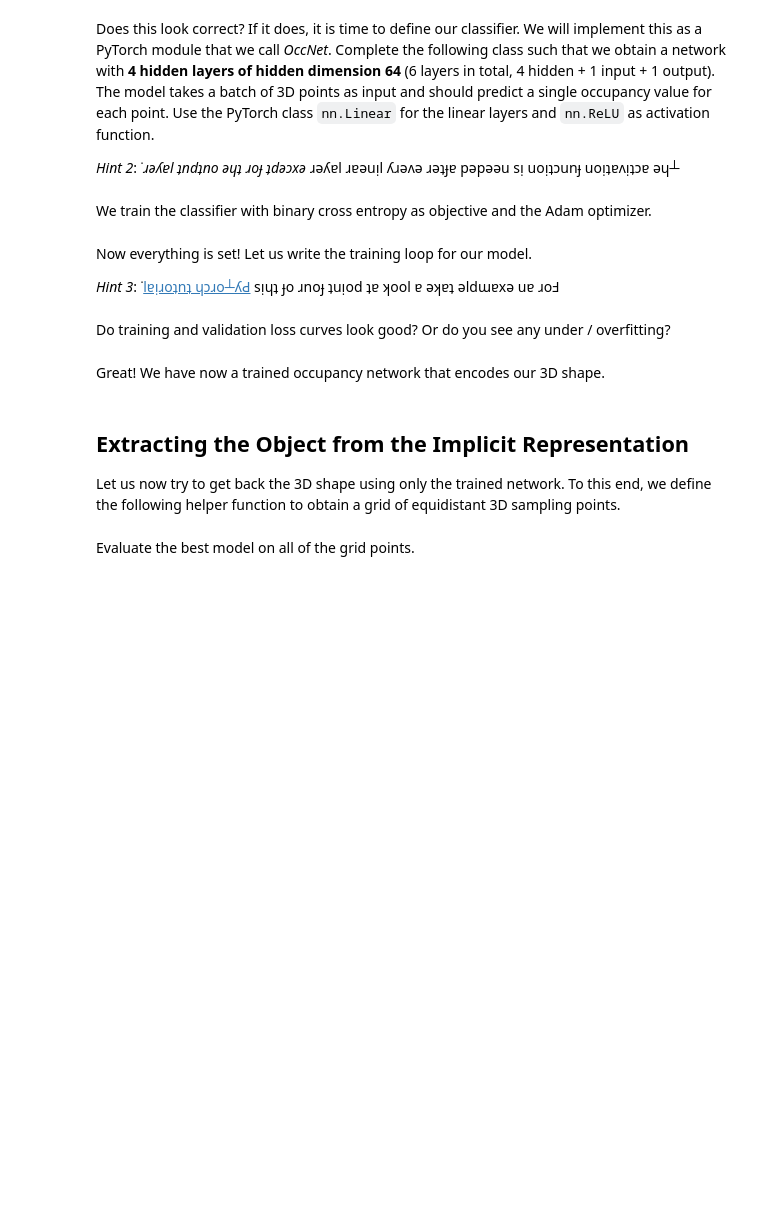
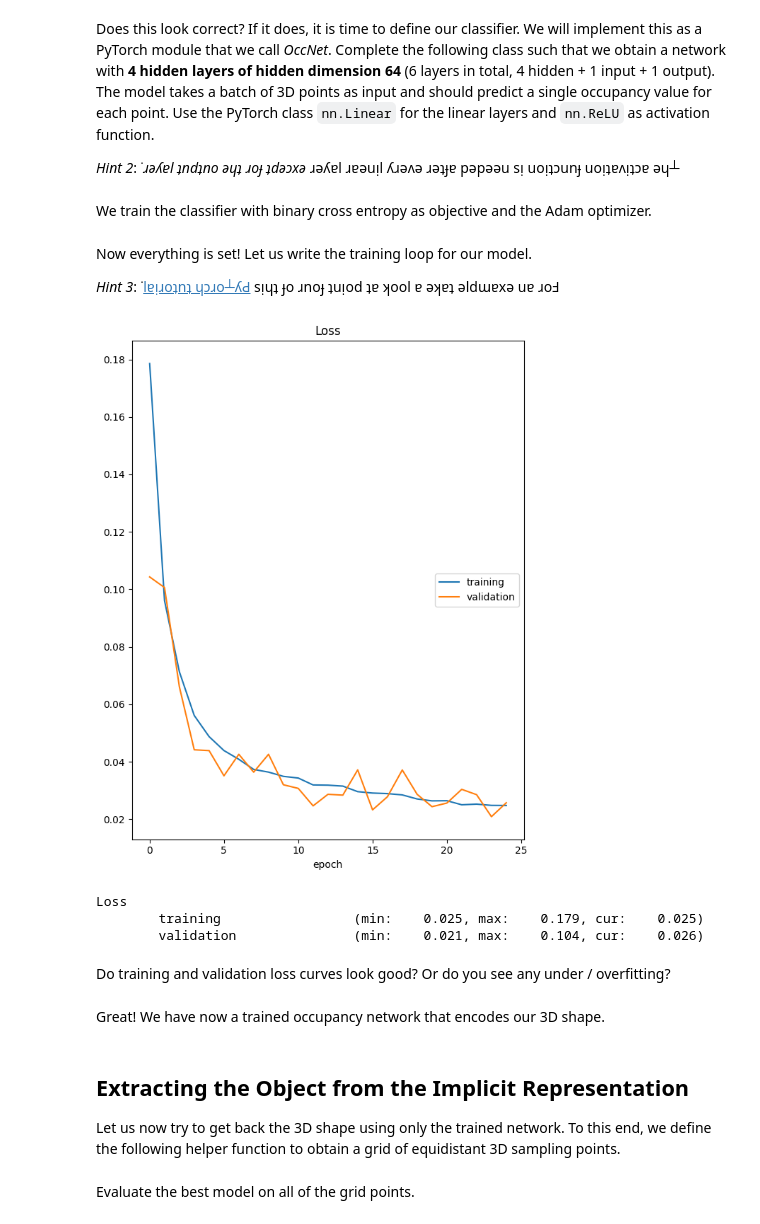
Before and after one commit to sorceressyidi/CSLearning, a Jupyter notebook: ML-4360/ex05/code/implicit.ipynb, the cells around one changed output. Saved outputs shown, nothing was run; the diff lists cells and outputs as text; code cells hidden in the pictures; blank space fills up the shorter version.

```diff
--- a/ML-4360/ex05/code/implicit.ipynb
+++ b/ML-4360/ex05/code/implicit.ipynb
@@ -63,13 +63,14 @@ def load_data(file_path):
 ###########################
 def visualize_occupancy(points, occupancies, n=50000):
   ''' Visualize points and occupancy values.
-
   Args:
   points (torch.Tensor or np.ndarray): 3D coordinates of the points
   occupancies (torch.Tensor or np.ndarray): occupancy values for the points
   n (int): maximum number of points to visualize
   '''
   # if needed convert torch.tensor to np.ndarray
+  #print(points)
+  #print(occupancies)
   if isinstance(points, torch.Tensor):
     points = points.detach().cpu().numpy()
   if isinstance(occupancies, torch.Tensor):
@@ -92,9 +93,10 @@ def visualize_occupancy(points, occupancies, n=50000):
 
   color = np.where(occ == 1, red, blue)                     # occ=1 -> red, occ=0 -> blue
 
+  # Flatten the color array
+  color_flat = color.ravel()
   # plot the points
   ax.scatter(*points.transpose(), color=color)
-
   # make it pretty
   ax.set_xlabel('X')
   ax.set_ylabel('Y')
@@ -183,16 +197,29 @@ class OccNet(nn.Module):
   """
   def __init__(self, size_h=64, n_hidden=4):
     super().__init__()
-
     # Insert your code here
-
+    in_size = 3
+    out_size = 1
+    activ = nn.ReLU()
+    layers = []
+    layers.extend([
+        nn.Linear(in_size,size_h),
+        activ
+    ])
+    for _ in range(n_hidden):
+      layers.extend([
+          nn.Linear(size_h,size_h),
+          activ
+      ])
+    layers.extend([
+        nn.Linear(size_h,out_size)
+    ])
     self.main = nn.Sequential(*layers)
 
   def forward(self, pts):
     return self.main(pts).squeeze(-1)       # squeeze dimension of the single output value
 
 model = OccNet(size_h=64, n_hidden=4)
-
 # put the model on the GPU to accelerate training
 if torch.cuda.is_available():
   model = model.cuda()
@@ -216,41 +243,49 @@ def train_model(model, train_loader, val_loader, optimizer, criterion, nepochs=1
   liveloss = PlotLosses()   # to plot training progress
   losses = {'loss': None,
             'val_loss': None}
 
   best = float('inf')
   it = 0
   for epoch in range(nepochs):
-
     losses['loss'] = []       # initialize emtpy container for training losses
     for pts, occ in train_loader:
       it += 1
-
       # Insert your code here
-
+      if torch.cuda.is_available():
+        optimizer.zero_grad()
+        pts,occ = pts.cuda(),occ.cuda()
+        pts_predict = model(pts)
+        loss = criterion(pts_predict,occ).mean()
+        loss.backward()
+        optimizer.step()
       losses['loss'].append(loss.item())
-
       if (it == 1) or (it % eval_every == 0):
-
         with torch.no_grad():
           val_loss = []
           for val_pts, val_occ in val_loader:
-
             # Insert your code here
-
+            if torch.cuda.is_available():
+              val_pts,val_occ = val_pts.cuda(),val_occ.cuda()
+            val_predict = model(val_pts)
+            val_loss_i = criterion(val_predict,val_occ)
             val_loss.extend(val_loss_i)
           val_loss = torch.stack(val_loss).mean().item()
-
           if val_loss < best:     # keep track of best model
             best = val_loss
             torch.save(model.state_dict(), os.path.join(out_dir, 'model_best.pt'))
 
     # update liveplot with latest values
     losses['val_loss'] = val_loss
     losses['loss'] = np.mean(losses['loss'])     # average over all training losses
     liveloss.update(losses)
     liveloss.send()
 
 train_model(model, train_loader, val_loader, optimizer, criterion, nepochs=25, eval_every=100, out_dir=out_dir)
+# %% [output]
+[figure, added]
+Loss
+        training                 (min:    0.025, max:    0.179, cur:    0.025)
+        validation               (min:    0.021, max:    0.104, cur:    0.026)
 # %% [markdown]
 Do training and validation loss curves look good? Or do you see any under / overfitting?
 # %% [markdown]
```
Also changed, not shown: parts of 8 cells of this notebook, 18 other files.
